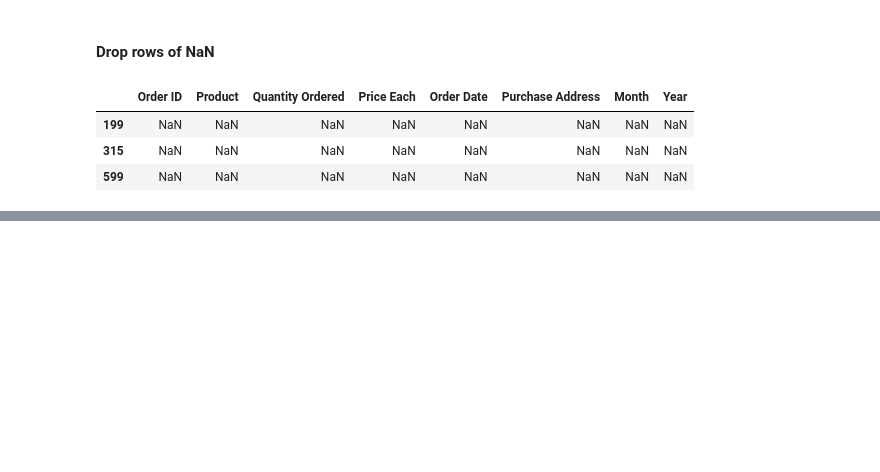
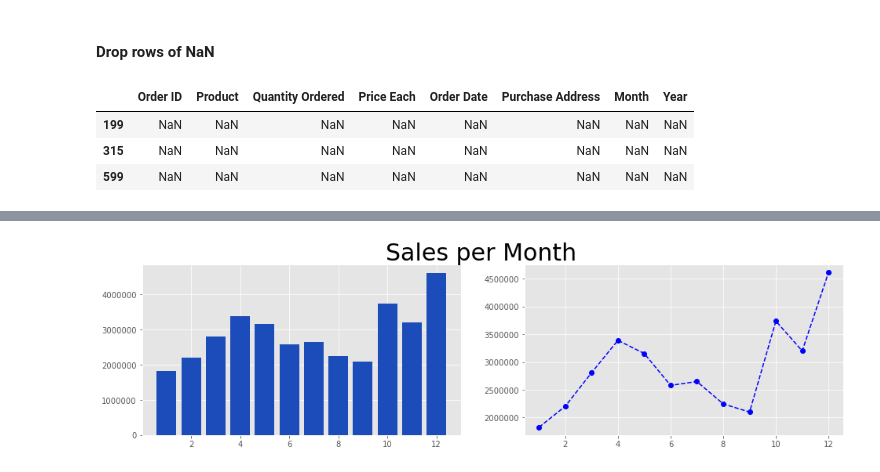
Before and after one commit to hildebrando001/Pandas-Sales-Analysis, a Jupyter notebook: Sales Analysis2.ipynb, the cells around one changed output, grey strips where cells are left out. Saved outputs shown, nothing was run; the diff lists cells and outputs as text; code cells hidden in the pictures; blank space fills up the shorter version.

Commit message:
plt.subplots for sales

```diff
--- a/Sales Analysis2.ipynb
+++ b/Sales Analysis2.ipynb
@@ -80,0 +116,2 @@ all_data = all_data.dropna(how='all') #'any', to drop when appears any value
+# %%
+all_data['Month'] = all_data['Month'].astype('int32') # Converting Month into an int32
@@ -80,0 +141,4 @@ all_data = all_data.dropna(how='all') #'any', to drop when appears any value
+# %%
+all_data['Quantity Ordered'] = pd.to_numeric(all_data['Quantity Ordered']) # Mmake int
+all_data['Price Each'] = pd.to_numeric(all_data['Price Each']) # Mmake float
+all_data.info()
@@ -80,0 +161,3 @@ all_data = all_data.dropna(how='all') #'any', to drop when appears any value
+# %%
+all_data['Total Price'] = all_data['Quantity Ordered'] * all_data['Price Each']
+all_data.head(3)
@@ -80,0 +171,3 @@ all_data = all_data.dropna(how='all') #'any', to drop when appears any value
+# %%
+sales = all_data.groupby('Month').sum()
+sales
@@ -80,0 +189,13 @@ all_data = all_data.dropna(how='all') #'any', to drop when appears any value
+# %%
+fig1, (ax1, ax2) = plt.subplots(1, 2, sharey=False, figsize=(16,4))
+
+x = np.arange(1,13,1)
+
+plt.style.use('ggplot')
+fig1.suptitle('Sales per Month', size=30)
+
+ax1.bar(x, sales['Total Price'], color='#1c4bba')
+ax2.plot(x, sales['Total Price'], 'b--o')
+plt.show()
+# %% [output]
+[figure, added]
```
Also changed, not shown: parts of 15 cells of this notebook.
